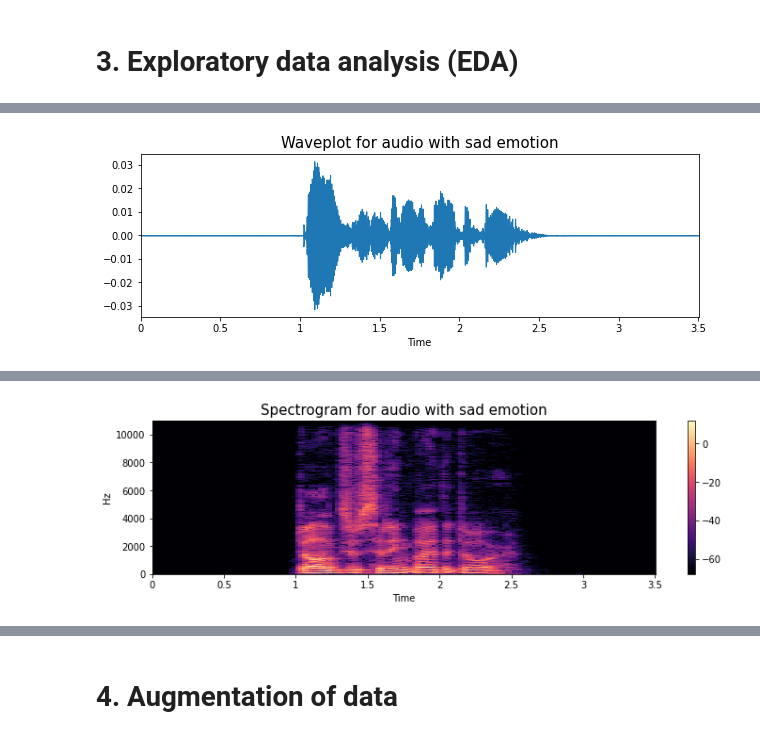
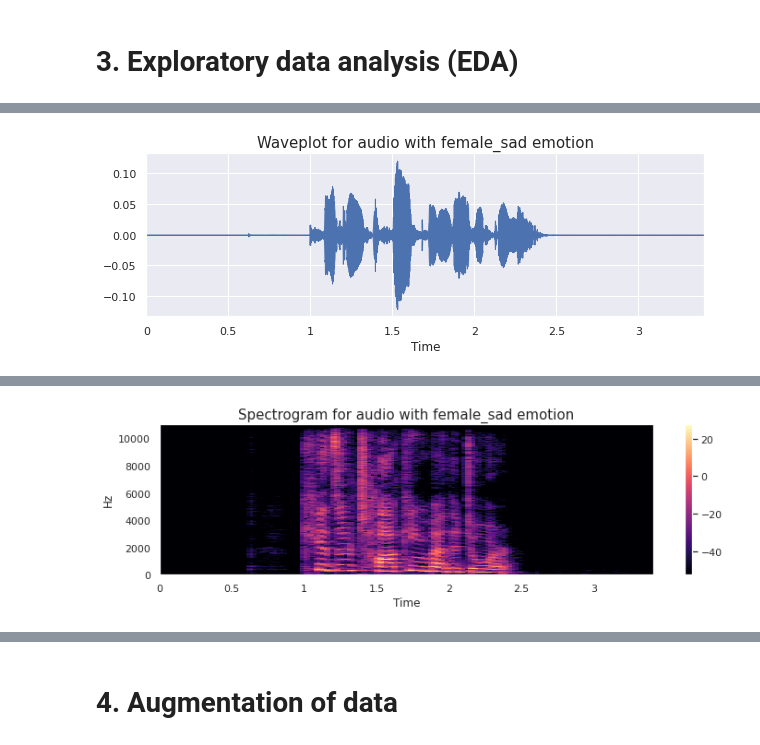
Before and after one commit to ZorroRapido/speech-emotion-recognition, a Jupyter notebook: notebook.ipynb, the cells around one changed output, grey strips where cells are left out. Saved outputs shown, nothing was run; the diff lists cells and outputs as text; code cells hidden in the pictures.

```diff
--- a/notebook.ipynb
+++ b/notebook.ipynb
@@ -83,0 +47,5 @@ We excluded 'neutral' from the dataset as it's quite similar to the calm express
+# %%
+path_ravdess = 'drive/MyDrive/ravdess/'
+path_tess = 'drive/MyDrive/tess/'
+path_cremad = 'drive/MyDrive/crema-d/'
+path_savee = 'drive/MyDrive/savee/'
@@ -83,0 +309,5 @@ We excluded 'neutral' from the dataset as it's quite similar to the calm express
+# %%
+df = pd.concat([savee_df, ravdess_df, tess_df, cremad_df], axis=0)
+print(df.label.value_counts())
+df.to_csv("Data_path.csv",index=False)
+df.head()
@@ -85,7 +337,8 @@ We excluded 'neutral' from the dataset as it's quite similar to the calm express
 # **3. Exploratory data analysis (EDA)**
 # %%
 plt.title('Count of Emotions', size=16)
-sns.countplot(x=Ravdess_df.Emotions)
+sns.countplot(x=df.label)
+sns.set(rc={'figure.figsize':(26, 10)})
 plt.ylabel('Count', size=12)
 plt.xlabel('Emotions', size=12)
 sns.despine(top=True, right=True, left=False, bottom=False)
@@ -110,0 +366,8 @@ def create_spectrogram(data, sr, e):
+# %%
+emotion = 'male_sad'
+path = np.array(df.path[(df.label==emotion) & (df.source=='RAVDESS')])[6]
+
+data, sampling_rate = librosa.load(path)
+create_waveplot(data, sampling_rate, emotion)
+create_spectrogram(data, sampling_rate, emotion)
+Audio(path)
@@ -111,11 +378,12 @@ def create_spectrogram(data, sr, e):
 # %%
-emotion='sad'
-path = np.array(Ravdess_df.Path[Ravdess_df.Emotions==emotion])[1]
+emotion = 'female_sad'
+path = np.array(df.path[(df.label==emotion) & (df.source=='RAVDESS')])[1]
+
 data, sampling_rate = librosa.load(path)
 create_waveplot(data, sampling_rate, emotion)
 create_spectrogram(data, sampling_rate, emotion)
 Audio(path)
 # %% [output]
-[figure, old version]
+[figure, new version]
 [interactive output not drawn]
-[figure, old version]
+[figure, new version]
```
Also changed, not shown: parts of 49 cells of this notebook.
